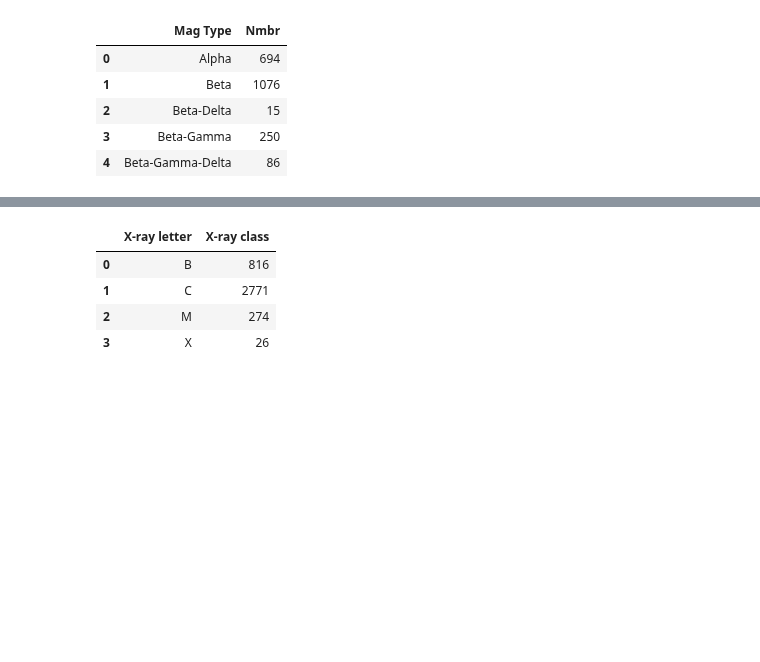
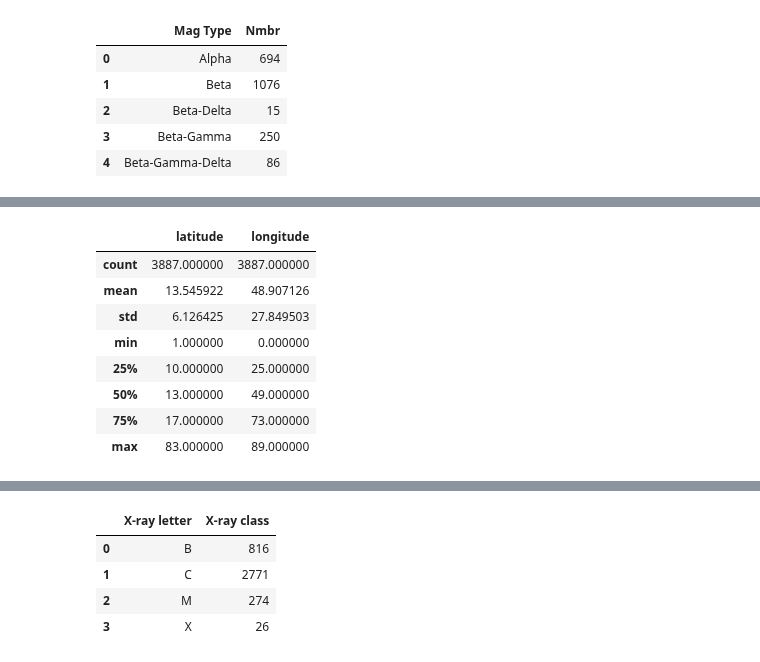
Before and after one commit to Nschanche/Flare_peaks, a Jupyter notebook: flare_project.ipynb, the cells around one changed output, grey strips where cells are left out. Cells and saved outputs as stored; diff of their text form; code cells hidden in the pictures; blank space fills up the shorter version.

```diff
--- a/flare_project.ipynb
+++ b/flare_project.ipynb
@@ -428,3 +429,19 @@ recent_flare_catalog.head()
 | 2 | 75700 | 2013/01/01 14:26 | 2013/01/01 14:56 | 2013/01/01 14:38 | N09W89 | B5.2 | 992 | 168 | ... |
 | 3 | 75710 | 2013/01/01 15:53 | 2013/01/01 16:07 | 2013/01/01 15:58 | N26W03 | B6.2 | 56 | 479 | ... |
 | 4 | 75720 | 2013/01/01 22:52 | 2013/01/01 23:01 | 2013/01/01 22:58 | N26W07 | B4.7 | 114 | 477 | ... |
+# %%
+#Latitude and longitude per type.
+
+ll_df = recent_flare_catalog[['latitude','longitude']].astype(float)
+ll_df['X-ray letter'] = recent_flare_catalog['X-ray letter']
+ll_df.reset_index(0)
+# %% [output]
+|  | latitude | longitude |
+| count | 3887.000000 | 3887.000000 |
+| mean | 13.545922 | 48.907126 |
+| std | 6.126425 | 27.849503 |
+| min | 1.000000 | 0.000000 |
+| 25% | 10.000000 | 25.000000 |
+| 50% | 13.000000 | 49.000000 |
+| 75% | 17.000000 | 73.000000 |
+| max | 83.000000 | 89.000000 |
```
Also changed, not shown: parts of 6 cells of this notebook.
